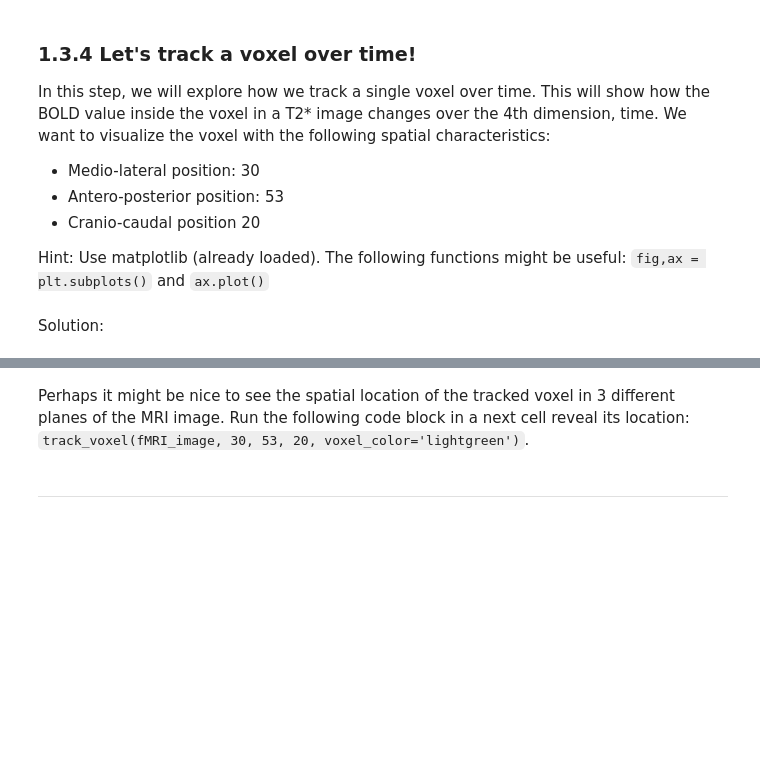
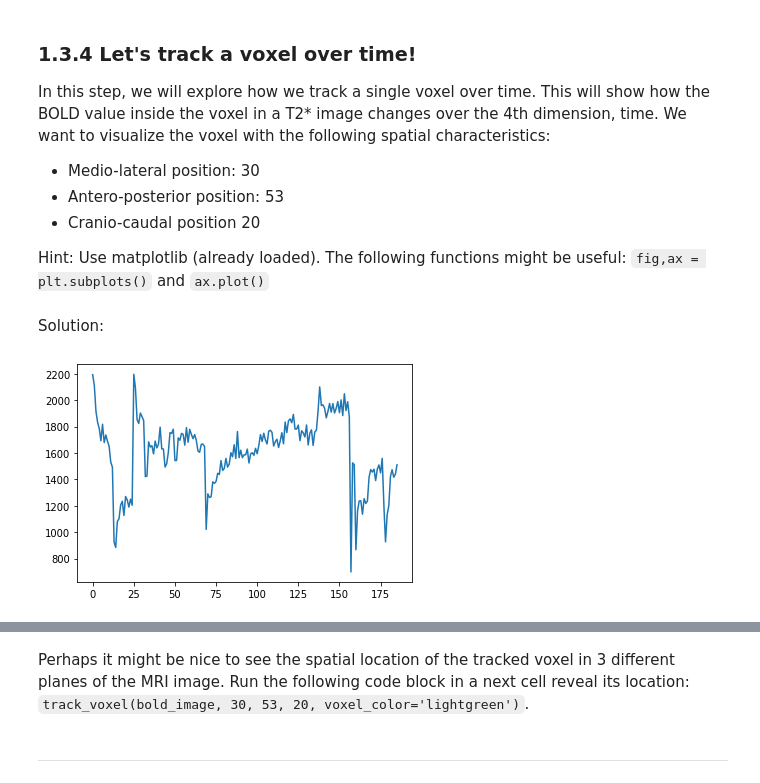
Before and after one commit to OpenMRBenelux/openmr2021-dataviz-workshop, a Jupyter notebook: code/python_viz_tutorial.ipynb, the cells around one changed output, grey strips where cells are left out. Drawn from its saved outputs; the diff is of its cells as text; code cells hidden in the pictures; blank space fills up the shorter version.

```diff
--- a/code/python_viz_tutorial.ipynb
+++ b/code/python_viz_tutorial.ipynb
@@ -233,6 +288,8 @@ Hint: Use matplotlib (already loaded). The following functions might be useful:
 Solution:
 # %%
 fig, ax = plt.subplots()
-voxel_BOLD_vector = fMRI_image[30, 53, 20, :]
+voxel_BOLD_vector = bold_image[30, 53, 20, :]
 ax.plot(voxel_BOLD_vector)
 plt.show()
+# %% [output]
+[figure, added]
@@ -239,5 +297,5 @@ plt.show()
 # %% [markdown]
-Perhaps it might be nice to see the spatial location of the tracked voxel in 3 different planes of the MRI image. Run the following code block in a next cell reveal its location: `track_voxel(fMRI_image, 30, 53, 20, voxel_color='lightgreen')`.
+Perhaps it might be nice to see the spatial location of the tracked voxel in 3 different planes of the MRI image. Run the following code block in a next cell reveal its location: `track_voxel(bold_image, 30, 53, 20, voxel_color='lightgreen')`.
 # %% [markdown]
 ***
 # %% [markdown]
```
Also changed, not shown: parts of 18 cells of this notebook, 5 other files.
